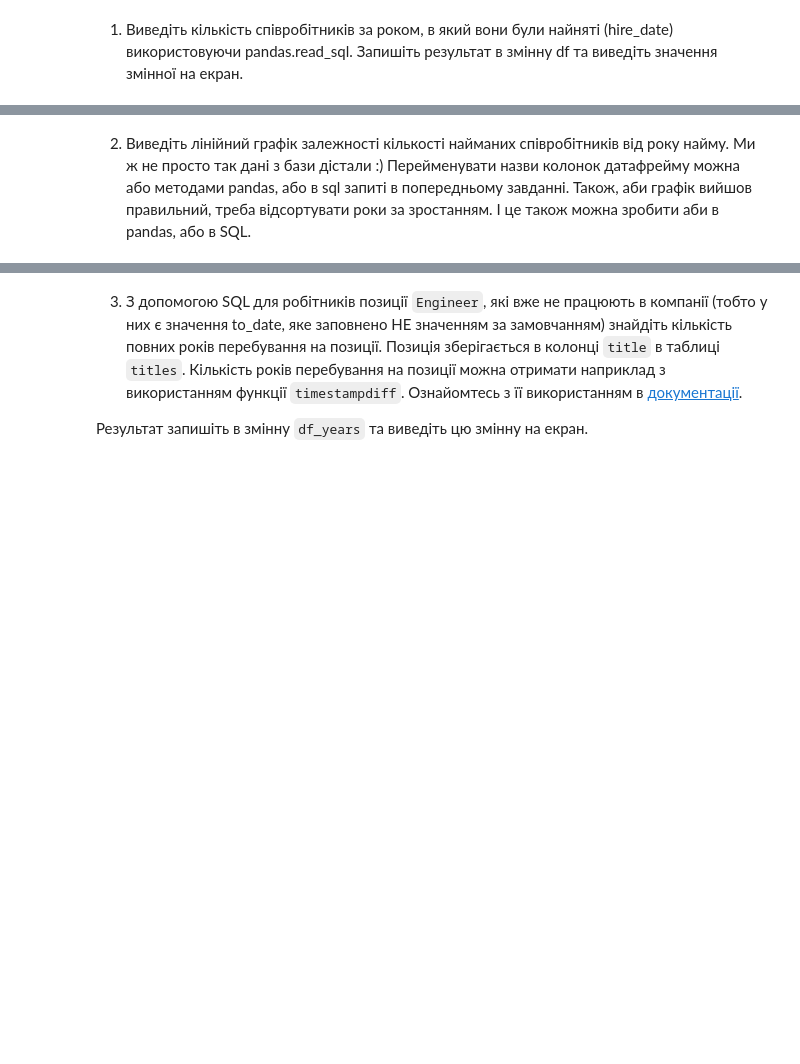
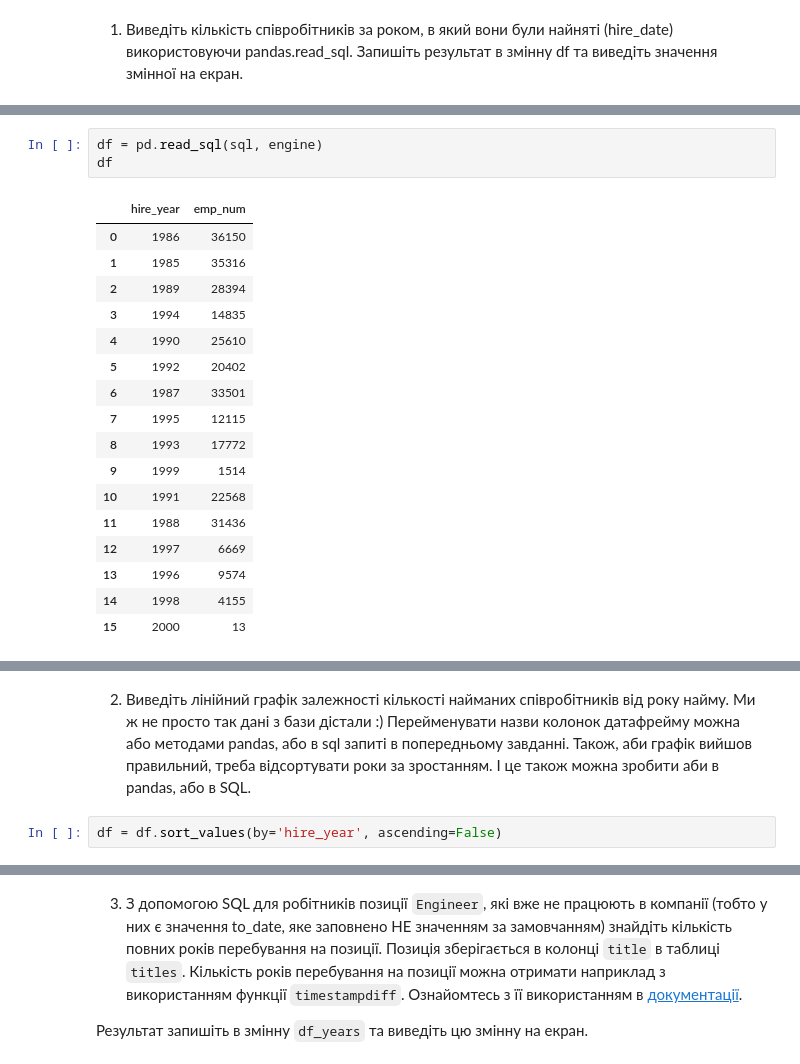
Before and after one commit to olgasamus/python_courses, a Jupyter notebook: module_5/Домашнє_завдання_№4_Pandas_+_SQL.ipynb, the cells around one changed output, grey strips where cells are left out. Saved outputs shown, nothing was run; the diff lists cells and outputs as text; blank space fills up the shorter version.

```diff
--- a/module_5/Домашнє_завдання_№4_Pandas_+_SQL.ipynb
+++ b/module_5/Домашнє_завдання_№4_Pandas_+_SQL.ipynb
@@ -7,3 +22,24 @@
+# %%
+df = pd.read_sql(sql, engine)
+df
+# %% [output]
+|  | hire_year | emp_num |
+| 0 | 1986 | 36150 |
+| 1 | 1985 | 35316 |
+| 2 | 1989 | 28394 |
+| 3 | 1994 | 14835 |
+| 4 | 1990 | 25610 |
+| 5 | 1992 | 20402 |
+| 6 | 1987 | 33501 |
+| 7 | 1995 | 12115 |
+| 8 | 1993 | 17772 |
+| 9 | 1999 | 1514 |
+| 10 | 1991 | 22568 |
+| 11 | 1988 | 31436 |
+| 12 | 1997 | 6669 |
+| 13 | 1996 | 9574 |
+| 14 | 1998 | 4155 |
+| 15 | 2000 | 13 |
 # %% [markdown]
 Очікуваний результат:
 
@@ -11,3 +47,5 @@
 # %% [markdown]
 2. Виведіть лінійний графік залежності кількості найманих співробітників від року найму. Ми ж не просто так дані з бази дістали :)
 Перейменувати назви колонок датафрейму можна або методами pandas, або в sql запиті в попередньому завданні. Також, аби графік вийшов правильний, треба відсортувати роки за зростанням. І це також можна зробити аби в pandas, або в SQL.
+# %%
+df = df.sort_values(by='hire_year', ascending=False)
```
Also changed, not shown: parts of 9 cells of this notebook.
